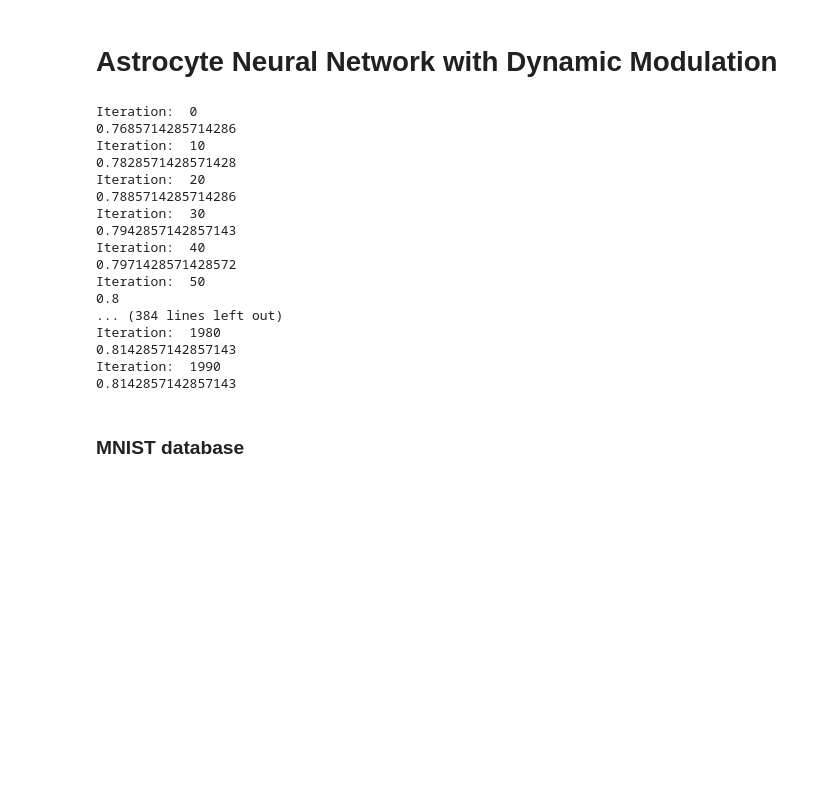
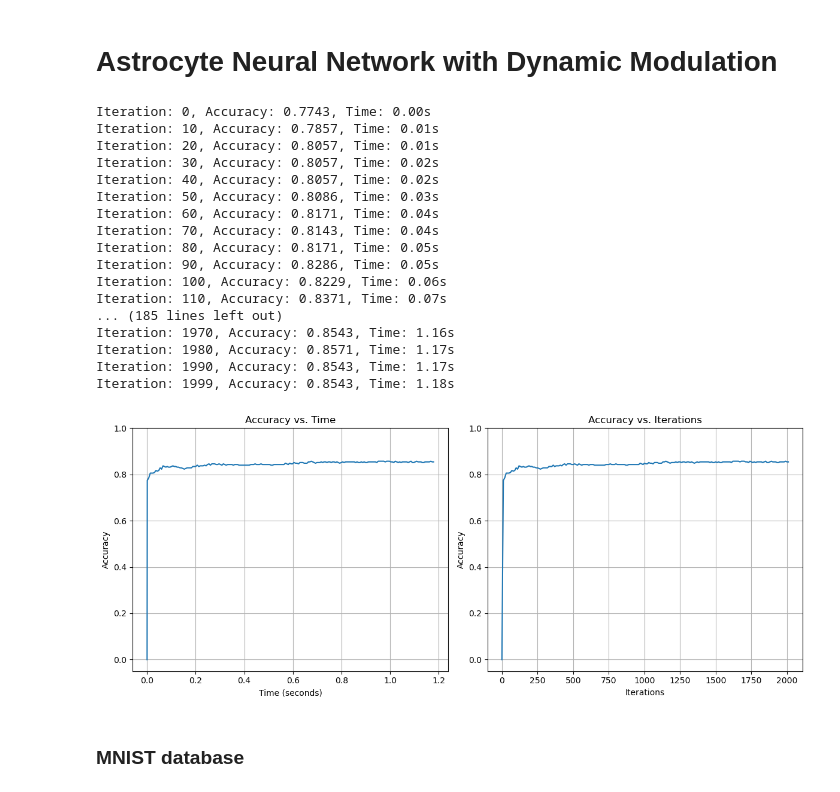
Before and after one commit to NIsaeff/DynamicAstrocyteNeuralNetwork, a Jupyter notebook: my_network.ipynb, the cells around one changed output. Saved outputs shown, nothing was run; the diff lists cells and outputs as text; code cells hidden in the pictures; blank space fills up the shorter version.

```diff
--- a/my_network.ipynb
+++ b/my_network.ipynb
@@ -3,51 +3,52 @@
 # %%
 # Network w Planar Flower
 import numpy as np
 import pandas as pd
 from matplotlib import pyplot as plt
 from icecream import ic
 
 data = pd.read_csv('planar_flower.csv')[['y', 'x1', 'x2']]
 data = np.array(data)
 m, n = data.shape
 np.random.seed(0)
 # np.random.shuffle(data) # shuffle before splitting into dev and training sets
 test_train_split = 50
 
 data_dev = data[0:test_train_split].T # make sure each column is an data piece
 Y_dev = data_dev[0]
 X_dev = data_dev[1:n]
 
 data_train = data[test_train_split:m].T
 Y_train = data_train[0]
 X_train = data_train[1:n]
 _,m_train = X_train.shape
 
 # Network w Planar Flower
 from network import Network
 sizes = [2, 10, 10, 1]
 
 net = Network(sizes, output_discrete=False)
 
-net.gradient_descent(X_train, Y_train, 0.1, 2000)
+net.train_with_visualization(X_train, Y_train, 0.1, 2000)
 # %% [output]
-Iteration:  0
-0.7685714285714286
-Iteration:  10
-0.7828571428571428
-Iteration:  20
-0.7885714285714286
-Iteration:  30
-0.7942857142857143
-Iteration:  40
-0.7971428571428572
-Iteration:  50
-0.8
-... (384 lines left out)
-Iteration:  1980
-0.8142857142857143
-Iteration:  1990
-0.8142857142857143
+Iteration: 0, Accuracy: 0.7743, Time: 0.00s
+Iteration: 10, Accuracy: 0.7857, Time: 0.01s
+Iteration: 20, Accuracy: 0.8057, Time: 0.01s
+Iteration: 30, Accuracy: 0.8057, Time: 0.02s
+Iteration: 40, Accuracy: 0.8057, Time: 0.02s
+Iteration: 50, Accuracy: 0.8086, Time: 0.03s
+Iteration: 60, Accuracy: 0.8171, Time: 0.04s
+Iteration: 70, Accuracy: 0.8143, Time: 0.04s
+Iteration: 80, Accuracy: 0.8171, Time: 0.05s
+Iteration: 90, Accuracy: 0.8286, Time: 0.05s
+Iteration: 100, Accuracy: 0.8229, Time: 0.06s
+Iteration: 110, Accuracy: 0.8371, Time: 0.07s
+... (185 lines left out)
+Iteration: 1970, Accuracy: 0.8543, Time: 1.16s
+Iteration: 1980, Accuracy: 0.8571, Time: 1.17s
+Iteration: 1990, Accuracy: 0.8543, Time: 1.17s
+Iteration: 1999, Accuracy: 0.8543, Time: 1.18s
+[figure, added]
 # %% [markdown]
 ### MNIST database
 # %%
```
Also changed, not shown: parts of 4 cells of this notebook, 1 other file.
